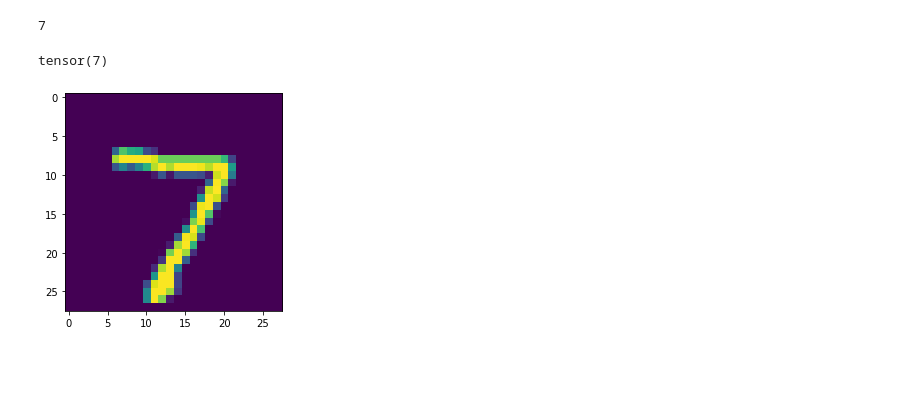
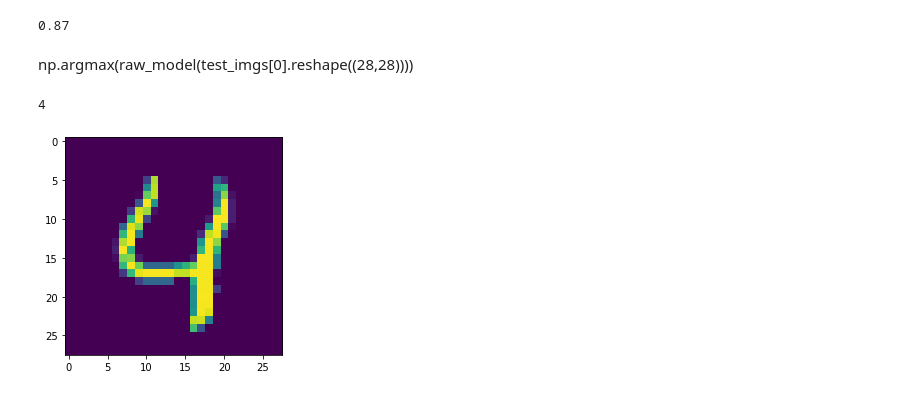
Before and after one commit to hipniusF/raw_np_mnist, a Jupyter notebook: raw.ipynb, the cells around one changed output. Saved outputs shown, nothing was run; the diff lists cells and outputs as text; code cells hidden in the pictures; blank space fills up the shorter version.

```diff
--- a/raw.ipynb
+++ b/raw.ipynb
@@ -96,14 +102,30 @@ plt.show()
 # %%
+def layer_init(size):
+    return np.random.uniform(-1, 1, size=size)/np.sqrt(np.prod(size))
+
 class Linear():
     def __init__(self, in_dim, out_dim):
         self.in_dim = in_dim
         self.out_dim = out_dim
-        self.weight = np.empty((out_dim, in_dim))
-        self.bias = np.empty((out_dim))
+        self.weight = layer_init((out_dim, in_dim))
+        self.bias = layer_init((out_dim))
+
+        self.weight_grad = np.empty((out_dim))
+        self.bias_grad = np.empty((out_dim))
 
     def forward(self, x):
         return np.dot(self.weight, x) + self.bias
 
+    def diff_B(self, x):
+        return 1
+    def diff_W(self, x):
+        grad = np.empty(self.weight.shape + x.shape)
+        for i in range(grad.shape[0]):
+            for j in range(grad.shape[1]):
+                grad[i,j] = x
+        return grad.reshape((self.weight.shape[0], -1))
+    def diff_X(self, x):
+        return self.weight
     def __call__(self, x):
         return self.forward(x)
     def __str__(self):
@@ -114,6 +136,9 @@ class ReLU():
     def forward(self, x):
         x[x < 0] = 0
         return x
+
+    def diff(self, x):
+        return (x < 0) * 1
 
     def __call__(self, x):
         return self.forward(x)
@@ -184,10 +296,12 @@ raw_model.hid[1].weight.shape
+# %%
+np.array(accs)[-100:].mean()
+# %% [output]
+0.87
+# %% [markdown]
+np.argmax(raw_model(test_imgs[0].reshape((28,28))))
 # %%
-np.argmax(raw_model(test_imgs[0].reshape((28,28))))
+plt.imshow(test_imgs[4].reshape((28,28)))
+np.argmax(raw_model(test_imgs[4].reshape((-1,1,28,28))))
 # %% [output]
-7
+4
+[figure, added]
-# %%
-plt.imshow(test_imgs[0].reshape((28,28)))
-torch.argmax(model(torch.tensor(test_imgs[0].reshape((-1,1,28,28))).float()))
-# %% [output]
-tensor(7)
-[figure, removed]
```
Also changed, not shown: parts of 10 cells of this notebook, 1 other file.
